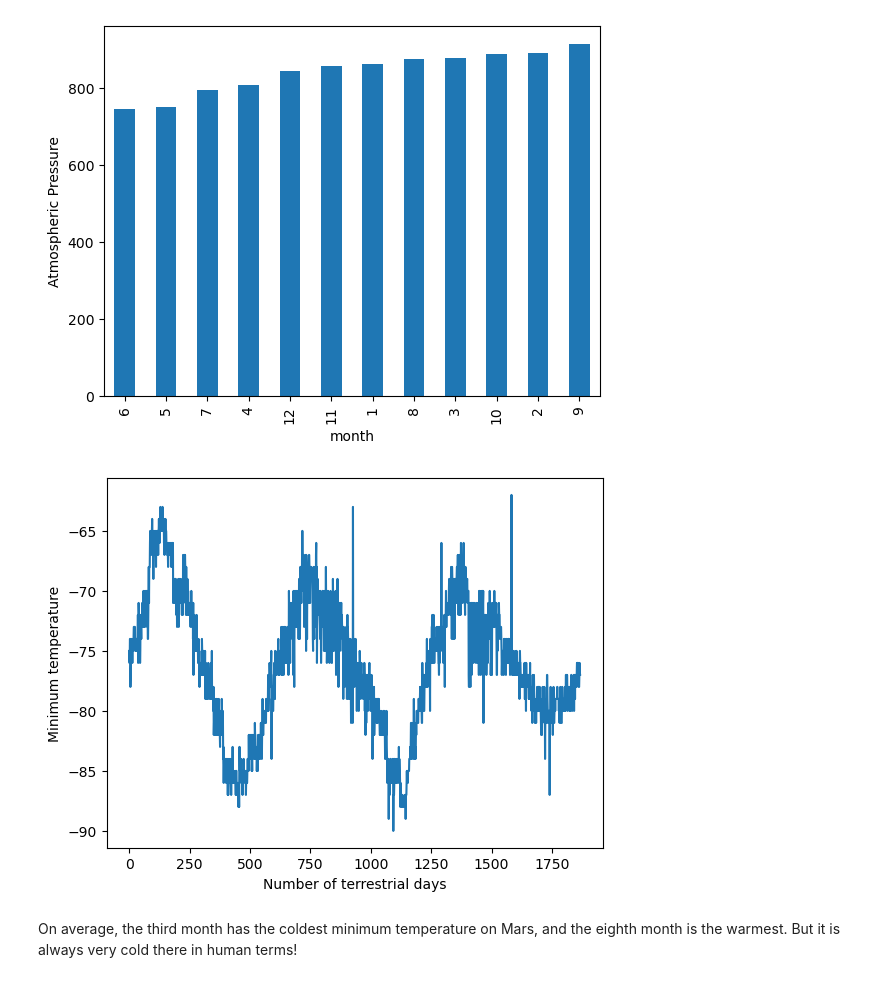
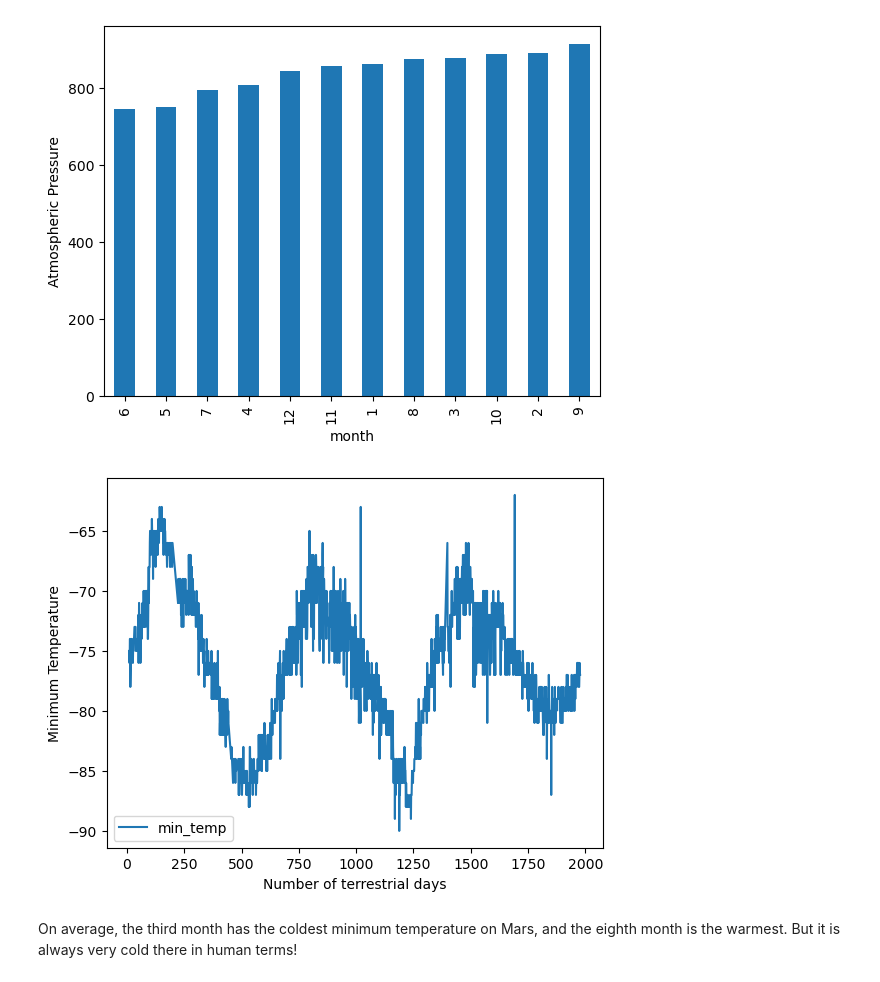
Before and after one commit to raniljoshua/Module-11-Challenge_web-scraping-challenge, a Jupyter notebook: part_2_mars_weather.ipynb, the cells around one changed output. Saved outputs shown, nothing was run; the diff lists cells and outputs as text; code cells hidden in the pictures.

```diff
--- a/part_2_mars_weather.ipynb
+++ b/part_2_mars_weather.ipynb
@@ -243,8 +250,15 @@ Name: pressure, dtype: float64
 [figure]
 # %%
 # 5. How many terrestrial (earth) days are there in a Martian year?
+day_temps = new_data_df[['sol','min_temp']]
+day_temps = day_temps.set_index('sol')
+day_temps.head()
+day_temps.plot()
+plt.xlabel('Number of terrestrial days')
+plt.ylabel('Minimum Temperature')
+plt.show()
 # %% [output]
-[figure, old version]
+[figure, new version]
 # %% [markdown]
 On average, the third month has the coldest minimum temperature on Mars, and the eighth month is the warmest. But it is always very cold there in human terms!
 # %% [markdown]
```
Also changed, not shown: parts of 9 cells of this notebook, 1 other file.
